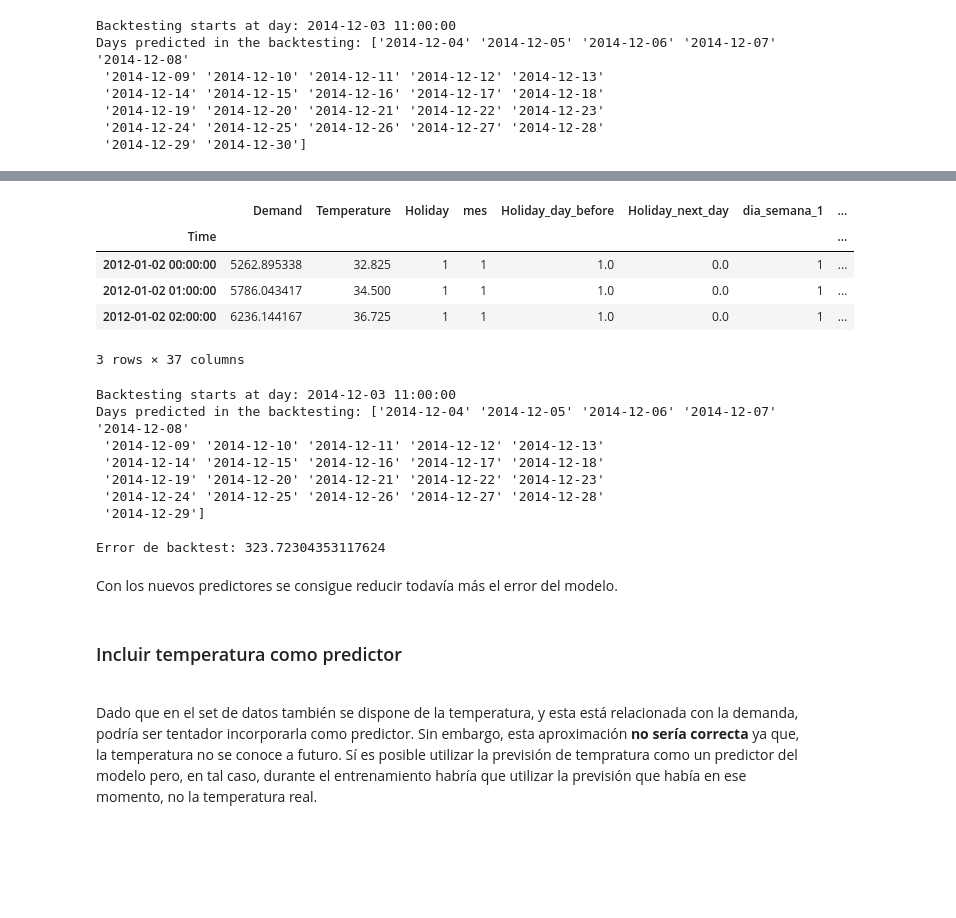
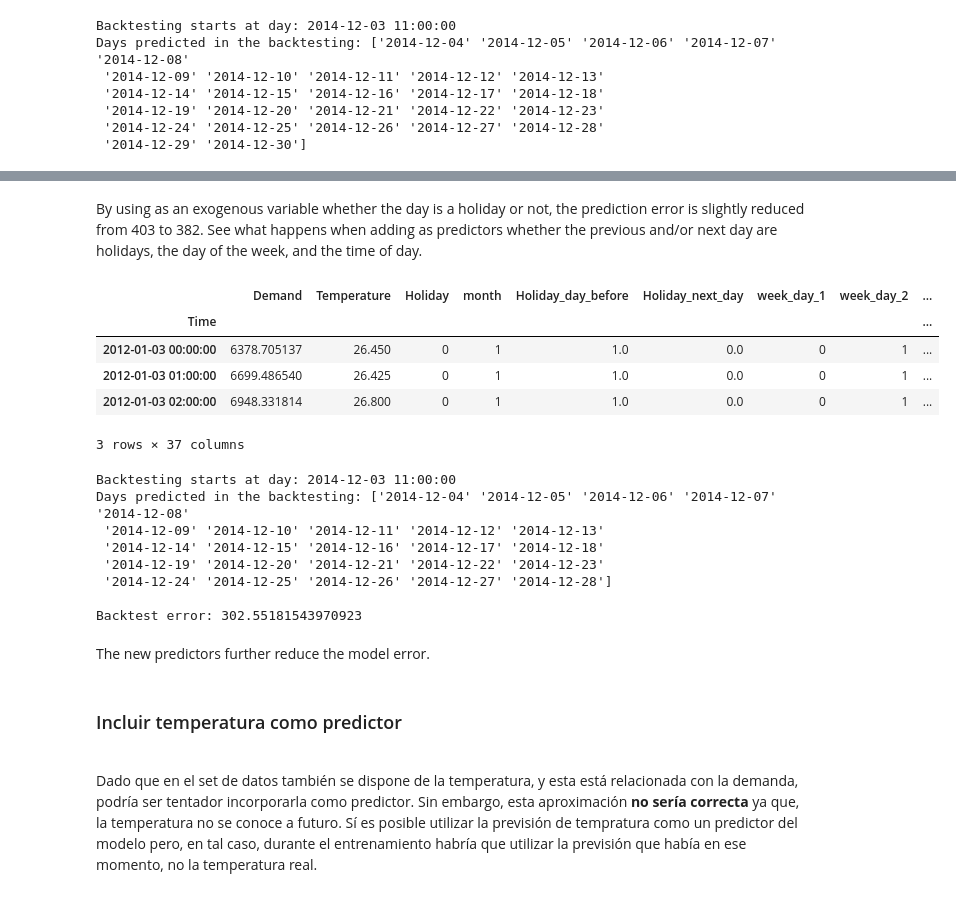
Before and after one commit to JavierEscobarOrtiz/Workingon, a Jupyter notebook: 00 - Cienciadedatos/Skforecast/forecasting_skforecast_0.3.x/py29-forecasting-electric-power-demand-python.ipynb, the cells around one changed output, grey strips where cells are left out. Cells and saved outputs as stored; diff of their text form; code cells hidden in the pictures; blank space fills up the shorter version.

```diff
--- a/00 - Cienciadedatos/Skforecast/forecasting_skforecast_0.3.x/py29-forecasting-electric-power-demand-python.ipynb
+++ b/00 - Cienciadedatos/Skforecast/forecasting_skforecast_0.3.x/py29-forecasting-electric-power-demand-python.ipynb
@@ -894,39 +893,41 @@ Utilizando como variable exógena si el día es festivo o no, se consigue reduci
-# %%
-# Creación de nuevas variables exógenas
-# ==============================================================================
-# Al ser datos  horarios y empezar a las 00:00 se tienen que desplazar los valores
-# de 24 en 24.
-datos.loc[:,'Holiday_day_before'] = datos['Holiday'].shift(24)
-datos.loc[:,'Holiday_next_day']   = datos['Holiday'].shift(-24)
-datos=datos.dropna()
-
-# One hot encoding del día de la semana y la hora del día
-datos=pd.get_dummies(datos, columns=['dia_semana', 'hora_dia'])
-datos.head(3)
-# %% [output]
-|  | Demand | Temperature | Holiday | mes | Holiday_day_before | Holiday_next_day | dia_semana_1 | ... |
-| Time |  |  |  |  |  |  |  | ... |
-| 2012-01-02 00:00:00 | 5262.895338 | 32.825 | 1 | 1 | 1.0 | 0.0 | 1 | ... |
-| 2012-01-02 01:00:00 | 5786.043417 | 34.500 | 1 | 1 | 1.0 | 0.0 | 1 | ... |
-| 2012-01-02 02:00:00 | 6236.144167 | 36.725 | 1 | 1 | 1.0 | 0.0 | 1 | ... |
-3 rows × 37 columns
+# %% [markdown]
+By using as an exogenous variable whether the day is a holiday or not, the prediction error is slightly reduced from 403 to 382. See what happens when adding as predictors whether the previous and/or next day are holidays, the day of the week, and the time of day.
+# %%
+# Creation of new exogenous variables
+# ==============================================================================
+# Since it is hourly data and starts at 00:00, the values must be shifted
+# by 24 hours
+data.loc[:,'Holiday_day_before'] = data['Holiday'].shift(24)
+data.loc[:,'Holiday_next_day']   = data['Holiday'].shift(-24)
+data=data.dropna()
+
+# One hot encoding of week_day and hour_day
+data=pd.get_dummies(data, columns=['week_day', 'hour_day'])
+data.head(3)
+# %% [output]
+|  | Demand | Temperature | Holiday | month | Holiday_day_before | Holiday_next_day | week_day_1 | week_day_2 | ... |
+| Time |  |  |  |  |  |  |  |  | ... |
+| 2012-01-03 00:00:00 | 6378.705137 | 26.450 | 0 | 1 | 1.0 | 0.0 | 0 | 1 | ... |
+| 2012-01-03 01:00:00 | 6699.486540 | 26.425 | 0 | 1 | 1.0 | 0.0 | 0 | 1 | ... |
+| 2012-01-03 02:00:00 | 6948.331814 | 26.800 | 0 | 1 | 1.0 | 0.0 | 0 | 1 | ... |
+3 rows × 37 columns
 # %%
-# Crear y entrenar forecaster
+# Create and train forecaster
 # ==============================================================================
 forecaster = ForecasterAutoreg(
                 regressor = Ridge(alpha=0.00464, normalize=True),
                 lags      = [1, 2, 3, 23, 24, 25, 47, 48, 49],
              )
 
-exog = [column for column in datos.columns if column.startswith(('dia', 'hora', 'Holiday'))]
-forecaster.fit(y=datos.Demand[: fin_validacion], exog=datos[exog][: fin_validacion])
+exog = [column for column in data.columns if column.startswith(('week_day', 'hour', 'Holiday'))]
+forecaster.fit(y=data.Demand[: end_validation], exog=data[exog][: end_validation])
 
 # Backtest
 # ==============================================================================
-predicciones = backtest_predict_next_24h(
+predictions = backtest_predict_next_24h(
                     forecaster = forecaster,
-                    y          = datos.loc[fin_validacion:, 'Demand'],
-                    exog       = datos.loc[fin_validacion:, exog],
+                    y          = data.loc[end_validation:, 'Demand'],
+                    exog       = data.loc[end_validation:, exog],
                     hour_init_prediction = 11,
                     verbose    = False
                 )
@@ -934,22 +935,21 @@ predicciones = backtest_predict_next_24h(
 # Error backtest
 # ==============================================================================
 error = mean_absolute_error(
-            y_true = datos.loc[predicciones.index, 'Demand'],
-            y_pred = predicciones
+            y_true = data.loc[predictions.index, 'Demand'],
+            y_pred = predictions
         )
-print(f"Error de backtest: {error}")
+print(f"Backtest error: {error}")
 # %% [output]
 Backtesting starts at day: 2014-12-03 11:00:00
 Days predicted in the backtesting: ['2014-12-04' '2014-12-05' '2014-12-06' '2014-12-07' '2014-12-08'
  '2014-12-09' '2014-12-10' '2014-12-11' '2014-12-12' '2014-12-13'
  '2014-12-14' '2014-12-15' '2014-12-16' '2014-12-17' '2014-12-18'
  '2014-12-19' '2014-12-20' '2014-12-21' '2014-12-22' '2014-12-23'
- '2014-12-24' '2014-12-25' '2014-12-26' '2014-12-27' '2014-12-28'
- '2014-12-29']
+ '2014-12-24' '2014-12-25' '2014-12-26' '2014-12-27' '2014-12-28']
 
-Error de backtest: 323.72304353117624
+Backtest error: 302.55181543970923
-# %% [markdown]
-Con los nuevos predictores se consigue reducir todavía más el error del modelo.
+# %% [markdown]
+The new predictors further reduce the model error.
 # %% [markdown]
 ### Incluir temperatura como predictor
 <br>
```
Also changed, not shown: parts of 27 cells of this notebook.
